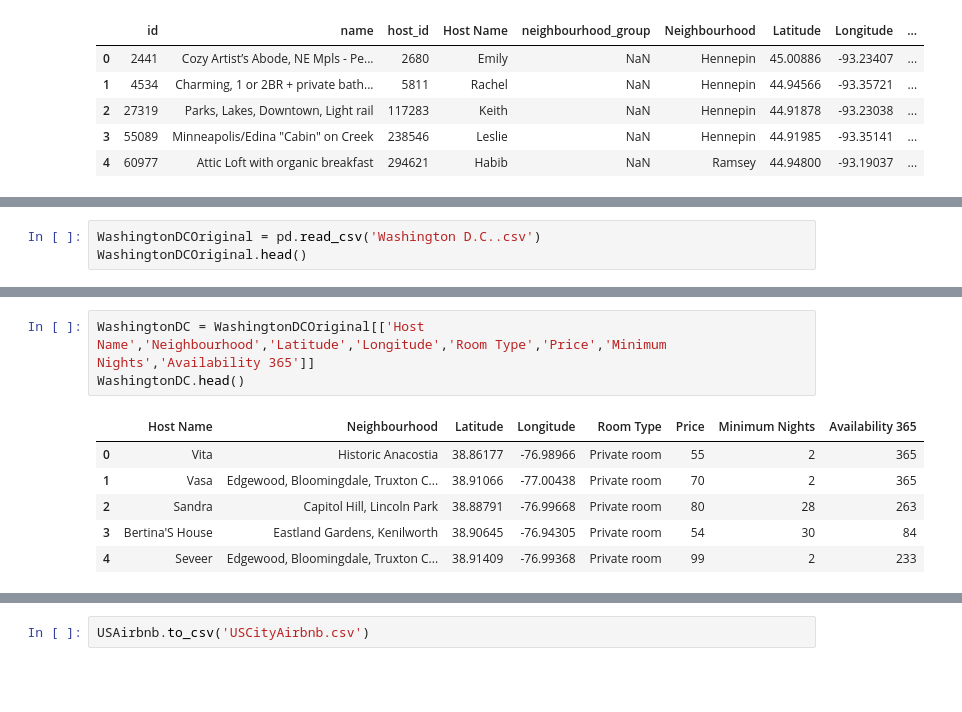
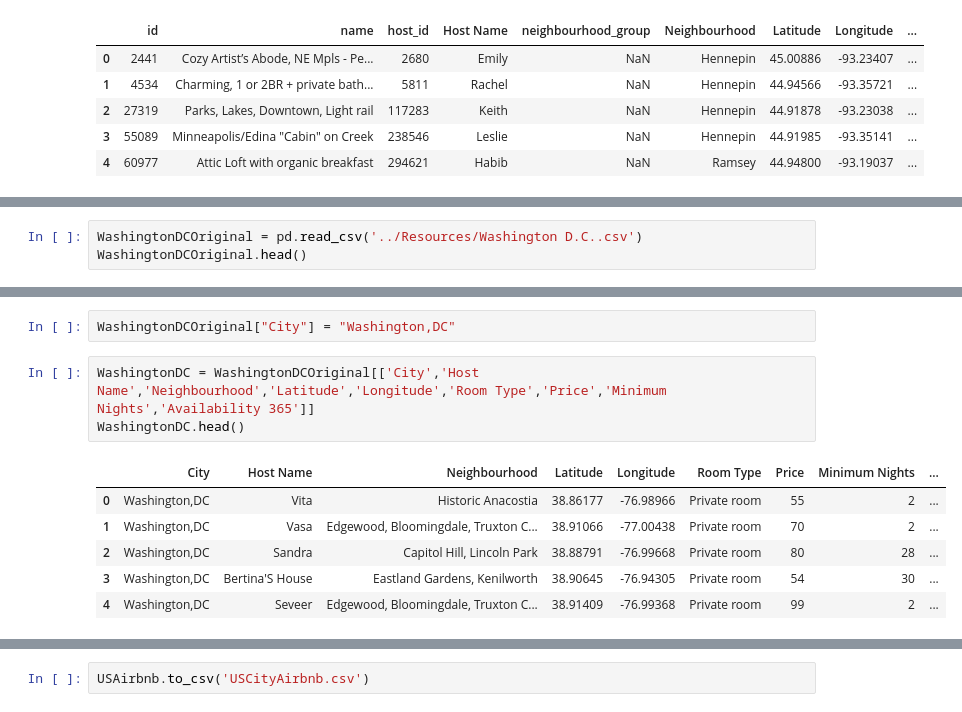
Before and after one commit to JorgeArV/Travel_Destinations, a Jupyter notebook: Extract_and_Load/US Airbnb Listings.ipynb, the cells around one changed output, grey strips where cells are left out. Cells and saved outputs as stored; diff of their text form; blank space fills up the shorter version.

```diff
--- a/Extract_and_Load/US Airbnb Listings.ipynb
+++ b/Extract_and_Load/US Airbnb Listings.ipynb
@@ -535,5 +502,5 @@ TwinCities.head()
 # %%
-WashingtonDCOriginal = pd.read_csv('Washington D.C..csv')
+WashingtonDCOriginal = pd.read_csv('../Resources/Washington D.C..csv')
 WashingtonDCOriginal.head()
 # %% [output]
 |  | id | name | host_id | host_name | neighbourhood_group | neighbourhood | latitude | longitude | ... |
@@ -560,14 +527,16 @@ WashingtonDCOriginal.head()
 | 2 | 4197 | Bedroom in DC 2 blocks to Metro | 5061 | Sandra | NaN | Capitol Hill, Lincoln Park | 38.88791 | -76.99668 | ... |
 | 3 | 4529 | Bertina's House Part One | 5803 | Bertina'S House | NaN | Eastland Gardens, Kenilworth | 38.90645 | -76.94305 | ... |
 | 4 | 4967 | DC, Near Metro | 7086 | Seveer | NaN | Edgewood, Bloomingdale, Truxton C... | 38.91409 | -76.99368 | ... |
+# %%
+WashingtonDCOriginal["City"] = "Washington,DC"
 # %%
-WashingtonDC = WashingtonDCOriginal[['Host Name','Neighbourhood','Latitude','Longitude','Room Type','Price','Minimum Nights','Availability 365']]
+WashingtonDC = WashingtonDCOriginal[['City','Host Name','Neighbourhood','Latitude','Longitude','Room Type','Price','Minimum Nights','Availability 365']]
 WashingtonDC.head()
 # %% [output]
-|  | Host Name | Neighbourhood | Latitude | Longitude | Room Type | Price | Minimum Nights | Availability 365 |
-| 0 | Vita | Historic Anacostia | 38.86177 | -76.98966 | Private room | 55 | 2 | 365 |
-| 1 | Vasa | Edgewood, Bloomingdale, Truxton C... | 38.91066 | -77.00438 | Private room | 70 | 2 | 365 |
-| 2 | Sandra | Capitol Hill, Lincoln Park | 38.88791 | -76.99668 | Private room | 80 | 28 | 263 |
-| 3 | Bertina'S House | Eastland Gardens, Kenilworth | 38.90645 | -76.94305 | Private room | 54 | 30 | 84 |
-| 4 | Seveer | Edgewood, Bloomingdale, Truxton C... | 38.91409 | -76.99368 | Private room | 99 | 2 | 233 |
+|  | City | Host Name | Neighbourhood | Latitude | Longitude | Room Type | Price | Minimum Nights | ... |
+| 0 | Washington,DC | Vita | Historic Anacostia | 38.86177 | -76.98966 | Private room | 55 | 2 | ... |
+| 1 | Washington,DC | Vasa | Edgewood, Bloomingdale, Truxton C... | 38.91066 | -77.00438 | Private room | 70 | 2 | ... |
+| 2 | Washington,DC | Sandra | Capitol Hill, Lincoln Park | 38.88791 | -76.99668 | Private room | 80 | 28 | ... |
+| 3 | Washington,DC | Bertina'S House | Eastland Gardens, Kenilworth | 38.90645 | -76.94305 | Private room | 54 | 30 | ... |
+| 4 | Washington,DC | Seveer | Edgewood, Bloomingdale, Truxton C... | 38.91409 | -76.99368 | Private room | 99 | 2 | ... |
 # %%
```
Also changed, not shown: parts of 84 cells of this notebook, 1 other file.
